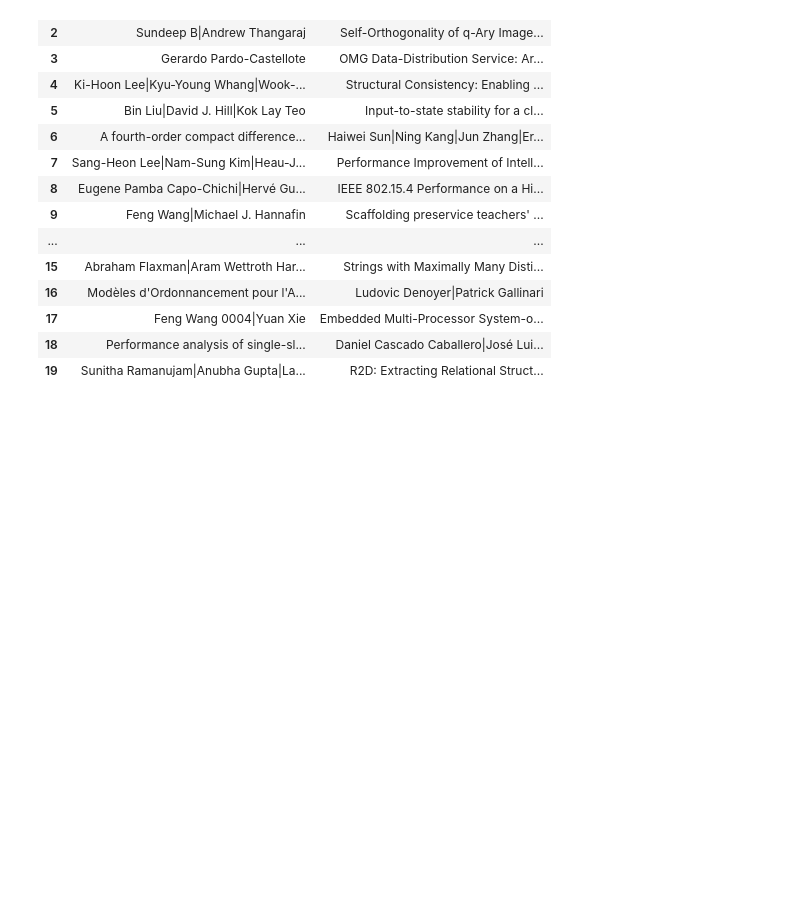
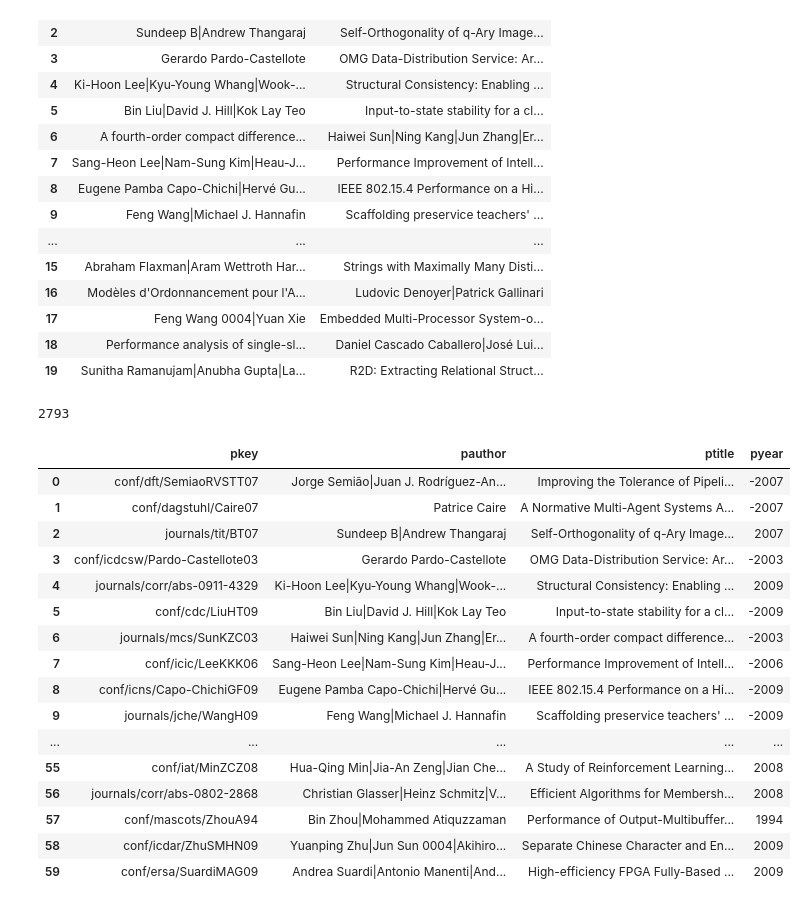
Before and after one commit to jah377/PySpark_DBLP, a Jupyter notebook: application/predict.ipynb, the cells around one changed output. Saved outputs shown, nothing was run; the diff lists cells and outputs as text; code cells hidden in the pictures; blank space fills up the shorter version.

```diff
--- a/application/predict.ipynb
+++ b/application/predict.ipynb
@@ -107,3 +115,27 @@ dblp[['pauthor', 'ptitle']].head(20)
 | 17 | Feng Wang 0004|Yuan Xie | Embedded Multi-Processor System-o... |
 | 18 | Performance analysis of single-sl... | Daniel Cascado Caballero|José Lui... |
 | 19 | Sunitha Ramanujam|Anubha Gupta|La... | R2D: Extracting Relational Struct... |
+# %%
+mask.sum()
+# %% [output]
+2793
+# %%
+text_features.head(60)
+# %% [output]
+|  | pkey | pauthor | ptitle | pyear |
+| 0 | conf/dft/SemiaoRVSTT07 | Jorge Semião|Juan J. Rodríguez-An... | Improving the Tolerance of Pipeli... | -2007 |
+| 1 | conf/dagstuhl/Caire07 | Patrice Caire | A Normative Multi-Agent Systems A... | -2007 |
+| 2 | journals/tit/BT07 | Sundeep B|Andrew Thangaraj | Self-Orthogonality of q-Ary Image... | 2007 |
+| 3 | conf/icdcsw/Pardo-Castellote03 | Gerardo Pardo-Castellote | OMG Data-Distribution Service: Ar... | -2003 |
+| 4 | journals/corr/abs-0911-4329 | Ki-Hoon Lee|Kyu-Young Whang|Wook-... | Structural Consistency: Enabling ... | 2009 |
+| 5 | conf/cdc/LiuHT09 | Bin Liu|David J. Hill|Kok Lay Teo | Input-to-state stability for a cl... | -2009 |
+| 6 | journals/mcs/SunKZC03 | Haiwei Sun|Ning Kang|Jun Zhang|Er... | A fourth-order compact difference... | -2003 |
+| 7 | conf/icic/LeeKKK06 | Sang-Heon Lee|Nam-Sung Kim|Heau-J... | Performance Improvement of Intell... | -2006 |
+| 8 | conf/icns/Capo-ChichiGF09 | Eugene Pamba Capo-Chichi|Hervé Gu... | IEEE 802.15.4 Performance on a Hi... | -2009 |
+| 9 | journals/jche/WangH09 | Feng Wang|Michael J. Hannafin | Scaffolding preservice teachers' ... | -2009 |
+| ... | ... | ... | ... | ... |
+| 55 | conf/iat/MinZCZ08 | Hua-Qing Min|Jia-An Zeng|Jian Che... | A Study of Reinforcement Learning... | 2008 |
+| 56 | journals/corr/abs-0802-2868 | Christian Glasser|Heinz Schmitz|V... | Efficient Algorithms for Membersh... | 2008 |
+| 57 | conf/mascots/ZhouA94 | Bin Zhou|Mohammed Atiquzzaman | Performance of Output-Multibuffer... | 1994 |
+| 58 | conf/icdar/ZhuSMHN09 | Yuanping Zhu|Jun Sun 0004|Akihiro... | Separate Chinese Character and En... | 2009 |
+| 59 | conf/ersa/SuardiMAG09 | Andrea Suardi|Antonio Manenti|And... | High-efficiency FPGA Fully-Based ... | 2009 |
```
Also changed, not shown: parts of 6 cells of this notebook, 3 other files.
